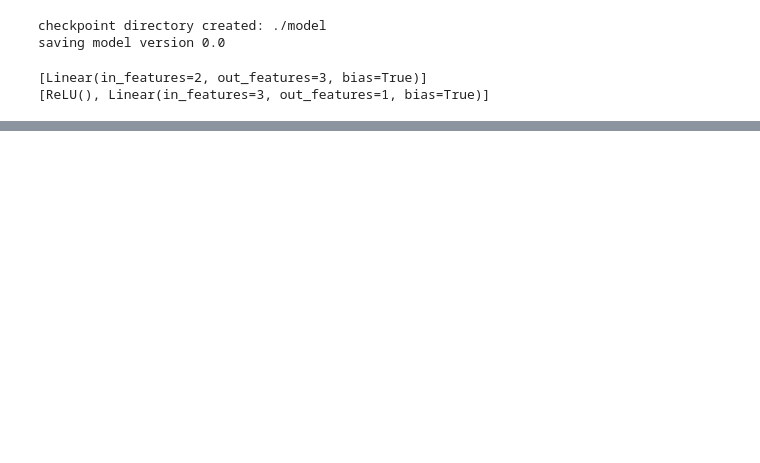
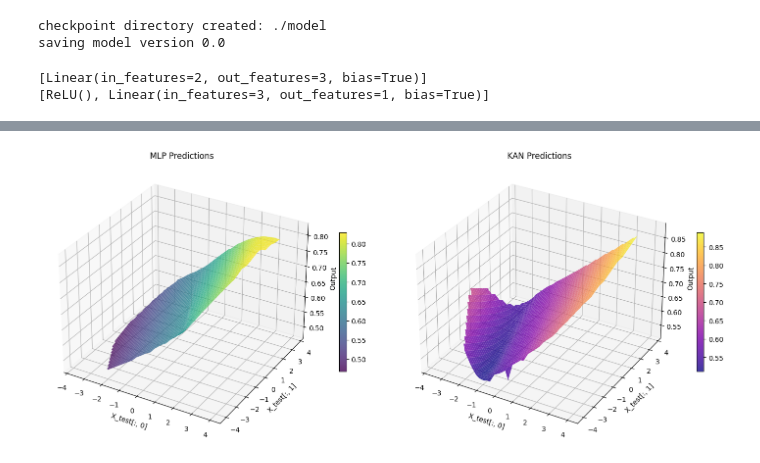
Before and after one commit to MGTUc/KANinitialization, a Jupyter notebook: kan/initializationExperiments/KANtoMLP.ipynb, the cells around one changed output, grey strips where cells are left out. Drawn from its saved outputs; the diff is of its cells as text; code cells hidden in the pictures; blank space fills up the shorter version.

```diff
--- a/kan/initializationExperiments/KANtoMLP.ipynb
+++ b/kan/initializationExperiments/KANtoMLP.ipynb
@@ -25,0 +34,6 @@ kan.plot(beta=100)
+# %%
+X_kan = torch.randn(10000,2)
+y_kan = kan(X_kan)
+y_kan_mean = y_kan.detach().numpy().mean()
+print(y_kan_mean)
+print(y_kan)
@@ -25,0 +132,78 @@ kan.plot(beta=100)
+# %%
+from scipy.interpolate import griddata
+import numpy as np
+
+import matplotlib.pyplot as plt
+
+# Get predictions from both models
+model.eval()
+with torch.no_grad():
+    X_test_tensor = torch.from_numpy(X_test).float()
+    y_mlp = model(X_test_tensor).numpy().flatten()
+    y_kan_pred = y_test.flatten()
+
+# Create a grid for surface plotting
+x0_range = np.linspace(X_test[:, 0].min(), X_test[:, 0].max(), 50)
+x1_range = np.linspace(X_test[:, 1].min(), X_test[:, 1].max(), 50)
+X0_grid, X1_grid = np.meshgrid(x0_range, x1_range)
+
+# Interpolate data onto the grid
+Y_mlp_grid = griddata((X_test[:, 0], X_test[:, 1]), y_mlp, (X0_grid, X1_grid), method='cubic')
+Y_kan_grid = griddata((X_test[:, 0], X_test[:, 1]), y_kan_pred, (X0_grid, X1_grid), method='cubic')
+
+# Create surface plots
+fig = plt.figure(figsize=(15, 6))
+
+# Plot 1: MLP predictions
+ax1 = fig.add_subplot(121, projection='3d')
+surf1 = ax1.plot_surface(X0_grid, X1_grid, Y_mlp_grid, cmap='viridis', alpha=0.8)
+ax1.set_xlabel('X_test[:, 0]')
+ax1.set_ylabel('X_test[:, 1]')
+ax1.set_zlabel('Output')
+ax1.set_title('MLP Predictions')
+fig.colorbar(surf1, ax=ax1, shrink=0.5)
+
+# Plot 2: KAN predictions
+ax2 = fig.add_subplot(122, projection='3d')
+surf2 = ax2.plot_surface(X0_grid, X1_grid, Y_kan_grid, cmap='plasma', alpha=0.8)
+ax2.set_xlabel('X_test[:, 0]')
+ax2.set_ylabel('X_test[:, 1]')
+ax2.set_zlabel('Output')
+ax2.set_title('KAN Predictions')
+fig.colorbar(surf2, ax=ax2, shrink=0.5)
+
+plt.tight_layout()
+plt.show()
+
+# Combined plot showing difference
+fig = plt.figure(figsize=(10, 8))
+ax = fig.add_subplot(111, projection='3d')
+ax.plot_surface(X0_grid, X1_grid, Y_mlp_grid, cmap='Blues', alpha=0.6, label='MLP')
+ax.plot_surface(X0_grid, X1_grid, Y_kan_grid, cmap='Reds', alpha=0.6, label='KAN')
+ax.set_xlabel('X_test[:, 0]')
+ax.set_ylabel('X_test[:, 1]')
+ax.set_zlabel('Output')
+ax.set_title('MLP vs KAN Predictions')
+plt.show()
+
+# Create top-down heatmap views
+fig, (ax1, ax2) = plt.subplots(1, 2, figsize=(15, 6))
+
+# MLP heatmap
+im1 = ax1.contourf(X0_grid, X1_grid, Y_mlp_grid, levels=20, cmap='viridis')
+ax1.set_xlabel('X_test[:, 0]')
+ax1.set_ylabel('X_test[:, 1]')
+ax1.set_title('MLP Predictions (Top-Down Heatmap)')
+fig.colorbar(im1, ax=ax1)
+
+# KAN heatmap
+im2 = ax2.contourf(X0_grid, X1_grid, Y_kan_grid, levels=20, cmap='plasma')
+ax2.set_xlabel('X_test[:, 0]')
+ax2.set_ylabel('X_test[:, 1]')
+ax2.set_title('KAN Predictions (Top-Down Heatmap)')
+fig.colorbar(im2, ax=ax2)
+
+plt.tight_layout()
+plt.show()
+# %% [output]
+[figure, added]
```
Also changed, not shown: parts of 7 cells of this notebook, 2 other files.
